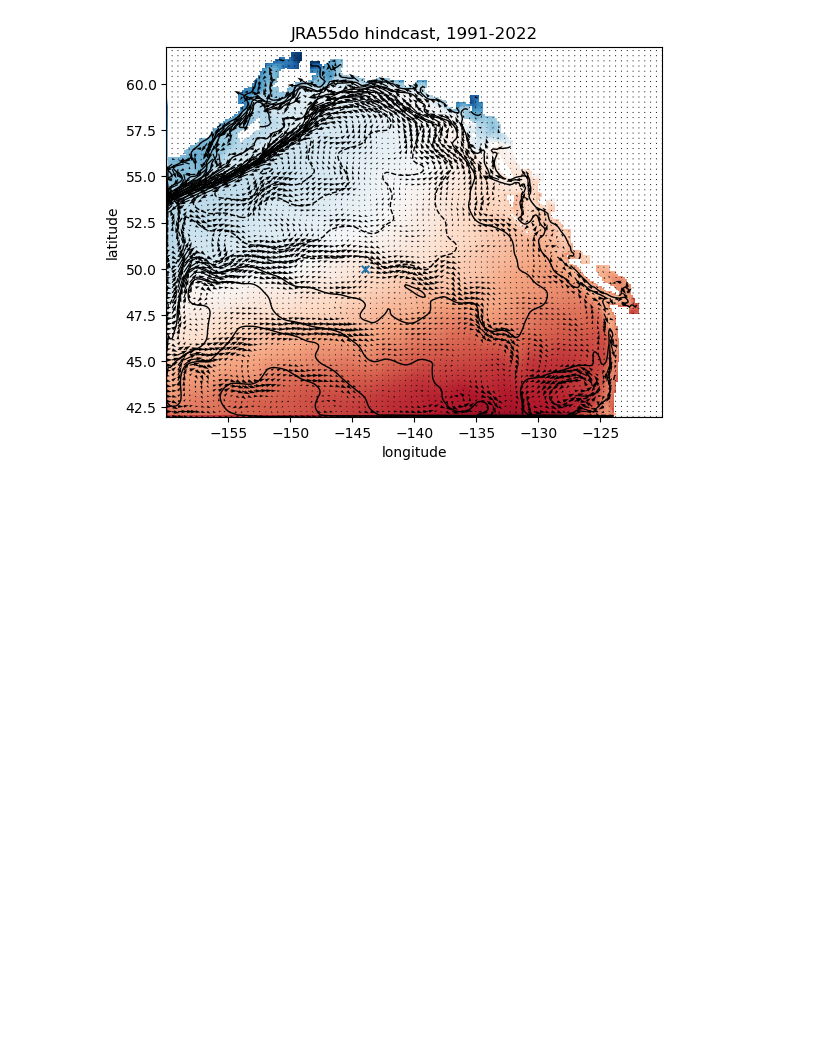
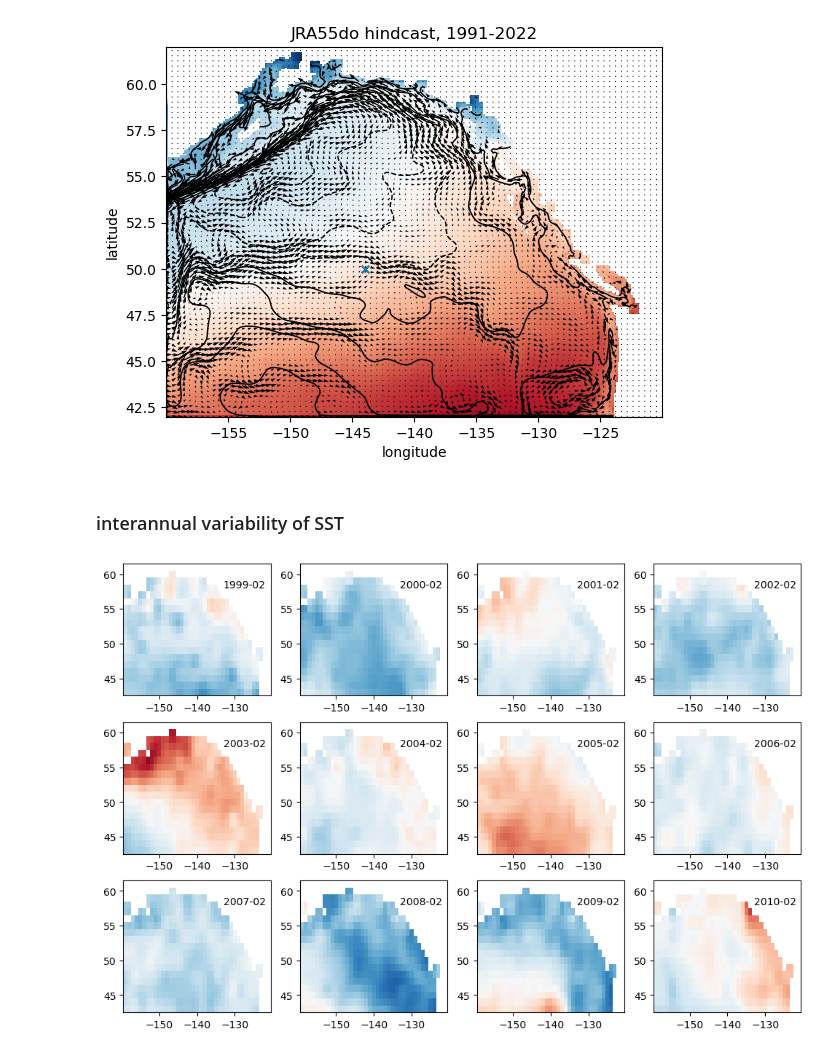
Before and after one commit to takaito1/MITgcm_GoA, a Jupyter notebook: display_hindcast_v2.ipynb, the cells around one changed output. Cells and saved outputs as stored; diff of their text form; code cells hidden in the pictures; blank space fills up the shorter version.

```diff
--- a/display_hindcast_v2.ipynb
+++ b/display_hindcast_v2.ipynb
@@ -36,8 +36,8 @@ run = ['hindcast_v2']
 com = 'ls /glade/campaign/univ/ugit0036/'+run[0]+'/2DdynDiag_mon.*.meta  > fn.txt'
 os.system(com)
 iters=np.genfromtxt('fn.txt',delimiter='.')
-#ds0=xm.open_mdsdataset('/glade/scratch/ito/'+run[0],iters=iters[:,1],ref_date='1990-12-15 00:00:00',delta_t=450)
-ds0=xm.open_mdsdataset('/glade/campaign/univ/ugit0036/'+run[0]+'/',iters=iters[:,1],ref_date='1990-12-15 00:00:00',delta_t=450)
+#ds0=xmit.open_mdsdataset('/glade/scratch/ito/'+run[0],iters=iters[:,1],ref_date='1990-12-15 00:00:00',delta_t=450)
+ds0=xmit.open_mdsdataset('/glade/campaign/univ/ugit0036/'+run[0]+'/',iters=iters[:,1],ref_date='1990-12-15 00:00:00',delta_t=450)
 # %%
 # Converting the time dimension of the dataset to a Pandas DatetimeIndex
 time_pd = pd.DatetimeIndex(ds0.time.to_numpy())
@@ -276,3 +276,40 @@ plt.ylabel('latitude')
 plt.show()
 # %% [output]
 [figure]
+# %% [markdown]
+### interannual variability of SST
+# %%
+# First display HadISST
+# Selecting SST data for a specific region and time range
+dsh = ds_h.sel(longitude=slice(-160,-120)).sel(latitude=slice(62,42)).sel(time=slice('1991-01','2023-01'))
+
+# Computing monthly climatology of SST
+sstc = dsh.sst.groupby('time.month').mean('time')
+
+# Computing monthly anomalies of SST
+ssta = dsh.sst.groupby('time.month') - sstc
+# %%
+yr = np.arange(1999, 2011, 1)
+
+# Create a figure with subplots
+fig = plt.figure(figsize=(12, 8))
+ax = fig.subplots(3, 4)
+
+# Iterate over each year
+for i, yr0 in enumerate(yr):
+    # Determine the subplot coordinates
+    m = int(np.floor(i / 4))
+    n = int(i % 4)
+
+    # Extract SST data for the specific month
+    sst = ssta.sel(time=f'{yr0}-02').to_numpy()
+    x = ssta.longitude.to_numpy()
+    y = ssta.latitude.to_numpy()
+
+    # Plot the SST data on the subplot
+    ax[m, n].pcolormesh(x, y, np.squeeze(sst), vmin=-2, vmax=2, cmap='RdBu_r')
+
+    # Add text indicating the year and month
+    ax[m, n].text(-133, 58, f'{yr0}-02')
+# %% [output]
+[figure, added]
```
Also changed, not shown: parts of 5 cells of this notebook.
